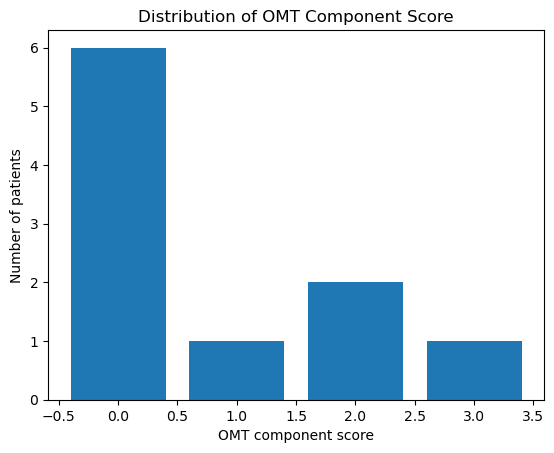
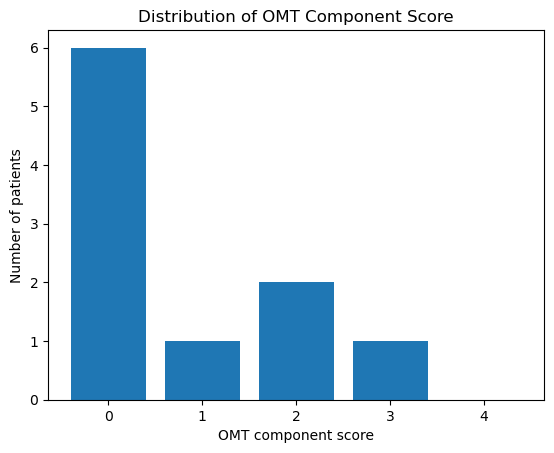
The change to this notebook cell's code, shown as a diff; its figure went from the first image to the second:
--- before
+++ after
@@ -1,13 +1,25 @@
+import numpy as np
+import matplotlib.pyplot as plt
+import polars as pl
+
+score_range = pl.DataFrame({
+    "OMT_component_score": [0, 1, 2, 3, 4]
+})
+
 omt_counts = (
     df.group_by("OMT_component_score")
     .len()
+    .join(score_range, on="OMT_component_score", how="right")
+    .with_columns(pl.col("len").fill_null(0))
     .sort("OMT_component_score")
 )
 
+x = omt_counts["OMT_component_score"].to_numpy()
+y = omt_counts["len"].to_numpy()
+
 plt.figure()
-plt.bar(
-    omt_counts["OMT_component_score"].to_numpy(),
-    omt_counts["len"].to_numpy()
-)
+plt.bar(x, y)
+
+plt.xticks([0, 1, 2, 3, 4])
 plt.xlabel("OMT component score")
 plt.ylabel("Number of patients")

Commit: OMT plot